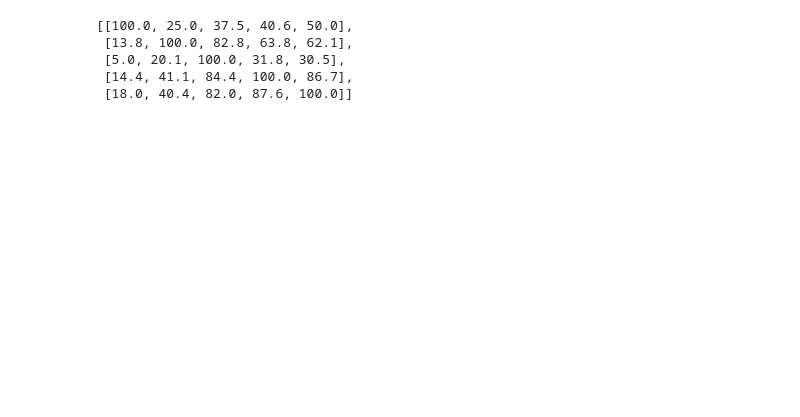
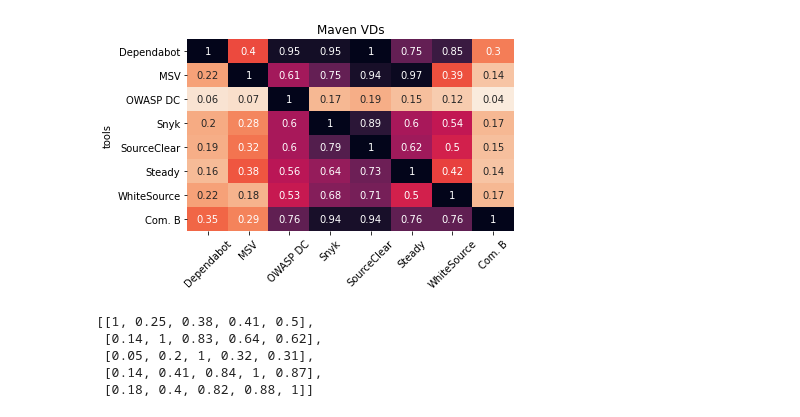
Before and after one commit to nasifimtiazohi/vulnerable-dependency-detection-comparison, a Jupyter notebook: tool_scanning/bigtable.ipynb, the cells around one changed output. Saved outputs shown, nothing was run; the diff lists cells and outputs as text; code cells hidden in the pictures; blank space fills up the shorter version.

```diff
--- a/tool_scanning/bigtable.ipynb
+++ b/tool_scanning/bigtable.ipynb
@@ -6,6 +6,13 @@ import os, sys
 sys.path.append('..')
 import common, sql
 import pandas as pd
+import seaborn as sns
+hm={
+    'Maven Security Versions': 'MSV',
+    'Github Dependabot' : 'Dependabot',
+    'OWASP Dependency-Check' : 'OWASP DC',
+    'Contrast' : 'Com. B'
+}
 # %%
 q='''select distinct t.name as tool, d.packageId as id
     from mavenAlert mA
@@ -47,9 +55,0 @@ arr
-# %%
-print('&'.join(tools))
-print('\\\\')
-for i in range(len(arr)):
-    temp = [tools[i]]
-    for j in range(len(arr[i])):
-        temp.append(str(arr[i][j]) + '\\%')
-    print('&'.join(temp))
-    print('\\\\')
@@ -77,5 +60,16 @@ s=set(df.packageId)
 for i in range(len(tools)):
     total = len(s)
     common = total - (len(s-deps[i]))
-    print(common/total)
+    arr[len(arr)-1][i] = round(common/total,2)
+
+q='select packageId from contrast'
+df= sql.pd_read_sql(q)
+s=set(df.packageId)
+for i in range(len(tools)):
+    print(tools[i])
+    total = len(deps[i])
+    common = total - (len(deps[i]-s))
+    arr[i][len(arr)-1]= round(common/total,2)
+
+arr
 # %% [output]
@@ -112,0 +91,7 @@ WhiteSource
+# %%
+tools.append('Com. B')
+df = pd.DataFrame(arr)
+df.columns = tools
+df['tools'] = tools
+df = df.set_index('tools')
+df
@@ -113,3 +109,11 @@ WhiteSource
+# %%
+heatmap = sns.heatmap(df, cmap=sns.cm.rocket_r, annot=True, cbar=False)
+heatmap.set_xticklabels(heatmap.get_xticklabels(), rotation=45)
+plt.title('Maven VDs')
+plt.tight_layout()
+plt.savefig('mavenvdoverlap.png')
+# %% [output]
+[figure, added]
 # %%
 q='''select distinct t.name as tool, d.packageId as id
     from npmAlert nA
@@ -121,29 +125,29 @@ deps = []
 tools = []
 #deps[i] will be the dep list for tool[i]
 for tool, df in fullDf.groupby('tool'):
-    tools.append(tool)
+    tools.append(hm.get(tool,tool))
     s = set(df.id)
     deps.append(s)
 arr= [[0 for x in range(len(tools))] for x in range(len(tools))]
 for i in range(len(arr)):
-    arr[i][i]=100.0
+    arr[i][i]=1
 for i in range(len(tools)):
     for j in range(i+1, len(tools)):
         #how many of i's deps is common with j's?
         total = len(deps[i])
         common = total - len(deps[i]-deps[j])
-        ratio = round(common/total * 100,1)
+        ratio = round(common/total,2)
         arr[i][j] = ratio
 
         #how many of j's deps is common with i's
         total = len(deps[j])
         common = total - len(deps[j]-deps[i])
-        ratio = round(common/total * 100,1)
+        ratio = round(common/total,2)
         arr[j][i] = ratio
 arr
 # %% [output]
-[[100.0, 25.0, 37.5, 40.6, 50.0],
- [13.8, 100.0, 82.8, 63.8, 62.1],
- [5.0, 20.1, 100.0, 31.8, 30.5],
- [14.4, 41.1, 84.4, 100.0, 86.7],
- [18.0, 40.4, 82.0, 87.6, 100.0]]
+[[1, 0.25, 0.38, 0.41, 0.5],
+ [0.14, 1, 0.83, 0.64, 0.62],
+ [0.05, 0.2, 1, 0.32, 0.31],
+ [0.14, 0.41, 0.84, 1, 0.87],
+ [0.18, 0.4, 0.82, 0.88, 1]]
```
Also changed, not shown: parts of 8 cells of this notebook, 20 other files.
